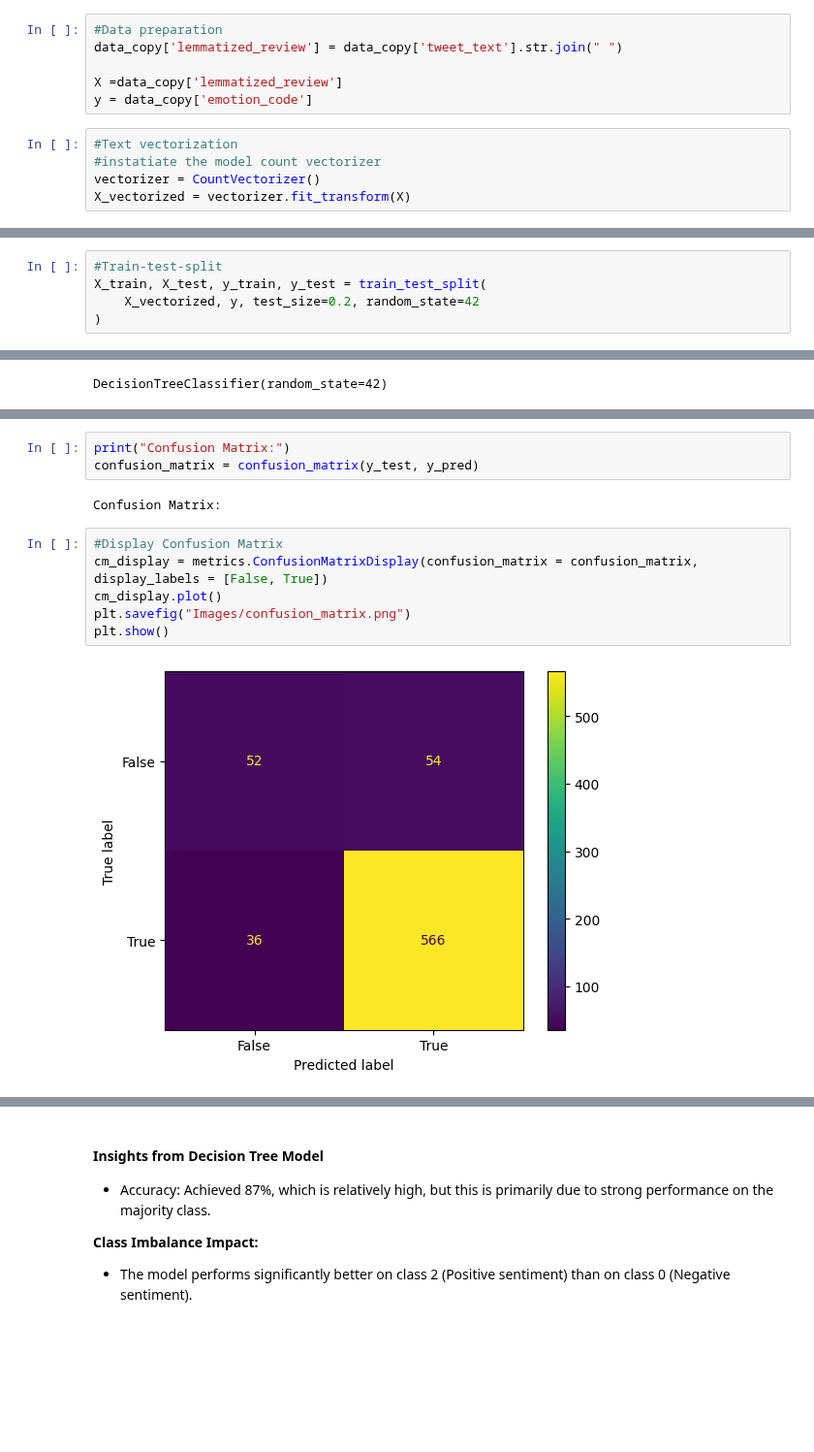
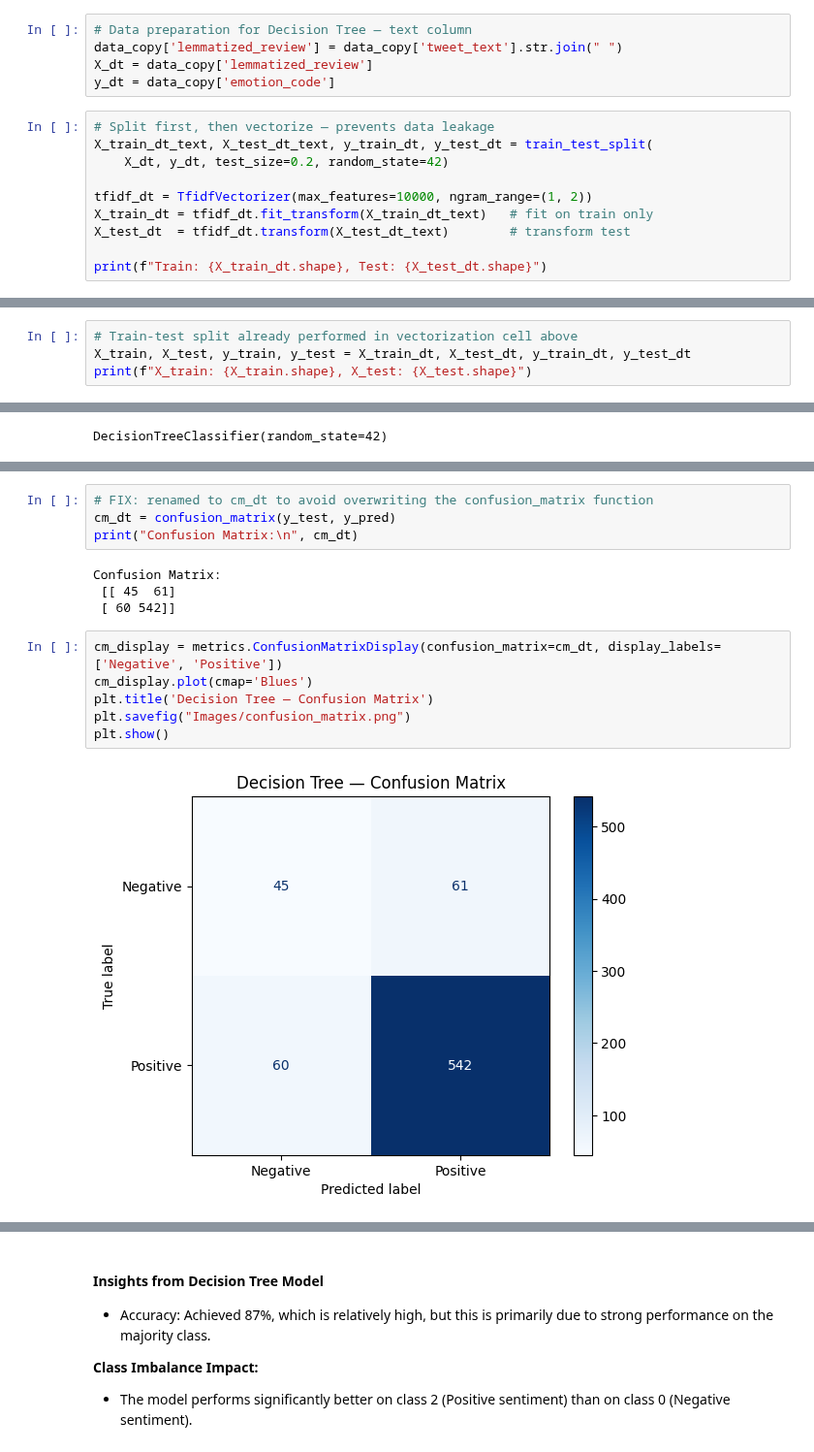
Before and after one commit to Edwinkorir38/Twitter_Sentiment_Analysis_Project, a Jupyter notebook: Twitter_Sentiment_Analysis_Project.ipynb, the cells around one changed output, grey strips where cells are left out. Shown at 97% size. Drawn from its saved outputs; the diff is of its cells as text; blank space fills up the shorter version.

```diff
--- a/Twitter_Sentiment_Analysis_Project.ipynb
+++ b/Twitter_Sentiment_Analysis_Project.ipynb
@@ -1707,13 +1760,17 @@ array([2])
 
 After exploring Linear Regression as a baseline model for binary classification, the next step is to try Decision Trees. Unlike Linear Regression, which assumes a linear relationship between features and the target, Decision Trees can capture non‑linear patterns by recursively splitting the data into increasingly homogeneous subsets. This makes them a powerful and interpretable method for binary classification tasks.
 # %%
-#Data preparation
+# Data preparation for Decision Tree — text column
 data_copy['lemmatized_review'] = data_copy['tweet_text'].str.join(" ")
-
-X =data_copy['lemmatized_review']
-y = data_copy['emotion_code']
+X_dt = data_copy['lemmatized_review']
+y_dt = data_copy['emotion_code']
 # %%
-#Text vectorization
-#instatiate the model count vectorizer
-vectorizer = CountVectorizer()
-X_vectorized = vectorizer.fit_transform(X)
+# Split first, then vectorize — prevents data leakage
+X_train_dt_text, X_test_dt_text, y_train_dt, y_test_dt = train_test_split(
+    X_dt, y_dt, test_size=0.2, random_state=42)
+
+tfidf_dt = TfidfVectorizer(max_features=10000, ngram_range=(1, 2))
+X_train_dt = tfidf_dt.fit_transform(X_train_dt_text)   # fit on train only
+X_test_dt  = tfidf_dt.transform(X_test_dt_text)        # transform test
+
+print(f"Train: {X_train_dt.shape}, Test: {X_test_dt.shape}")
@@ -1720,5 +1779,4 @@ X_vectorized = vectorizer.fit_transform(X)
 # %%
-#Train-test-split
-X_train, X_test, y_train, y_test = train_test_split(
-    X_vectorized, y, test_size=0.2, random_state=42
-)
+# Train-test split already performed in vectorization cell above
+X_train, X_test, y_train, y_test = X_train_dt, X_test_dt, y_train_dt, y_test_dt
+print(f"X_train: {X_train.shape}, X_test: {X_test.shape}")
@@ -1757,16 +1813,19 @@ Confusion Matrix:
 # %%
-print("Confusion Matrix:")
-confusion_matrix = confusion_matrix(y_test, y_pred)
+# FIX: renamed to cm_dt to avoid overwriting the confusion_matrix function
+cm_dt = confusion_matrix(y_test, y_pred)
+print("Confusion Matrix:\n", cm_dt)
 # %% [output]
 Confusion Matrix:
+ [[ 45  61]
+ [ 60 542]]
 # %%
-#Display Confusion Matrix
-cm_display = metrics.ConfusionMatrixDisplay(confusion_matrix = confusion_matrix, display_labels = [False, True])
-cm_display.plot()
+cm_display = metrics.ConfusionMatrixDisplay(confusion_matrix=cm_dt, display_labels=['Negative', 'Positive'])
+cm_display.plot(cmap='Blues')
+plt.title('Decision Tree — Confusion Matrix')
 plt.savefig("Images/confusion_matrix.png")
 plt.show()
 # %% [output]
-[figure, old version]
+[figure, new version]
 # %%
 #Accuracy of the Decision Tree
 
```
Also changed, not shown: parts of 63 cells of this notebook, 16 other files.
